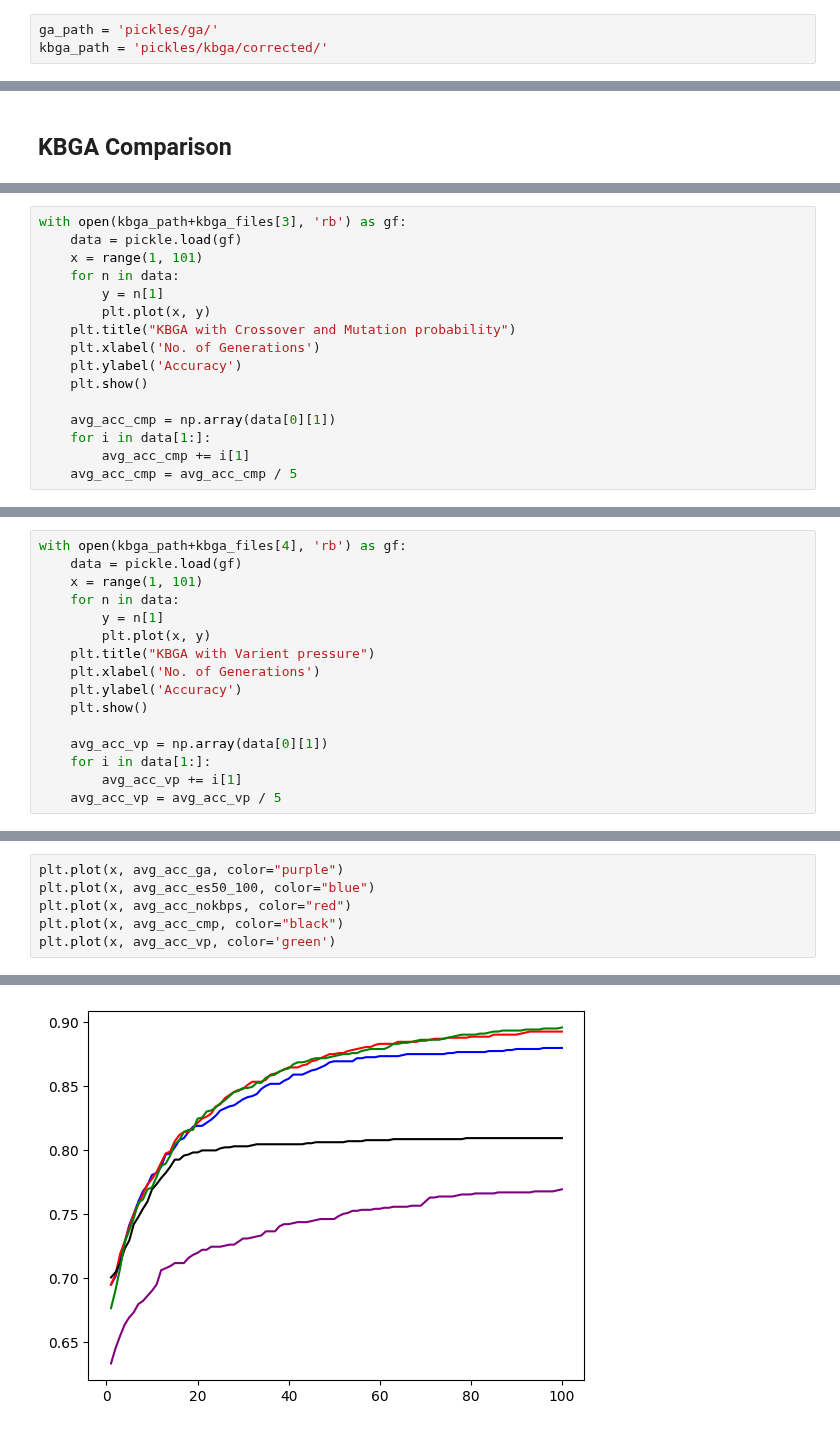
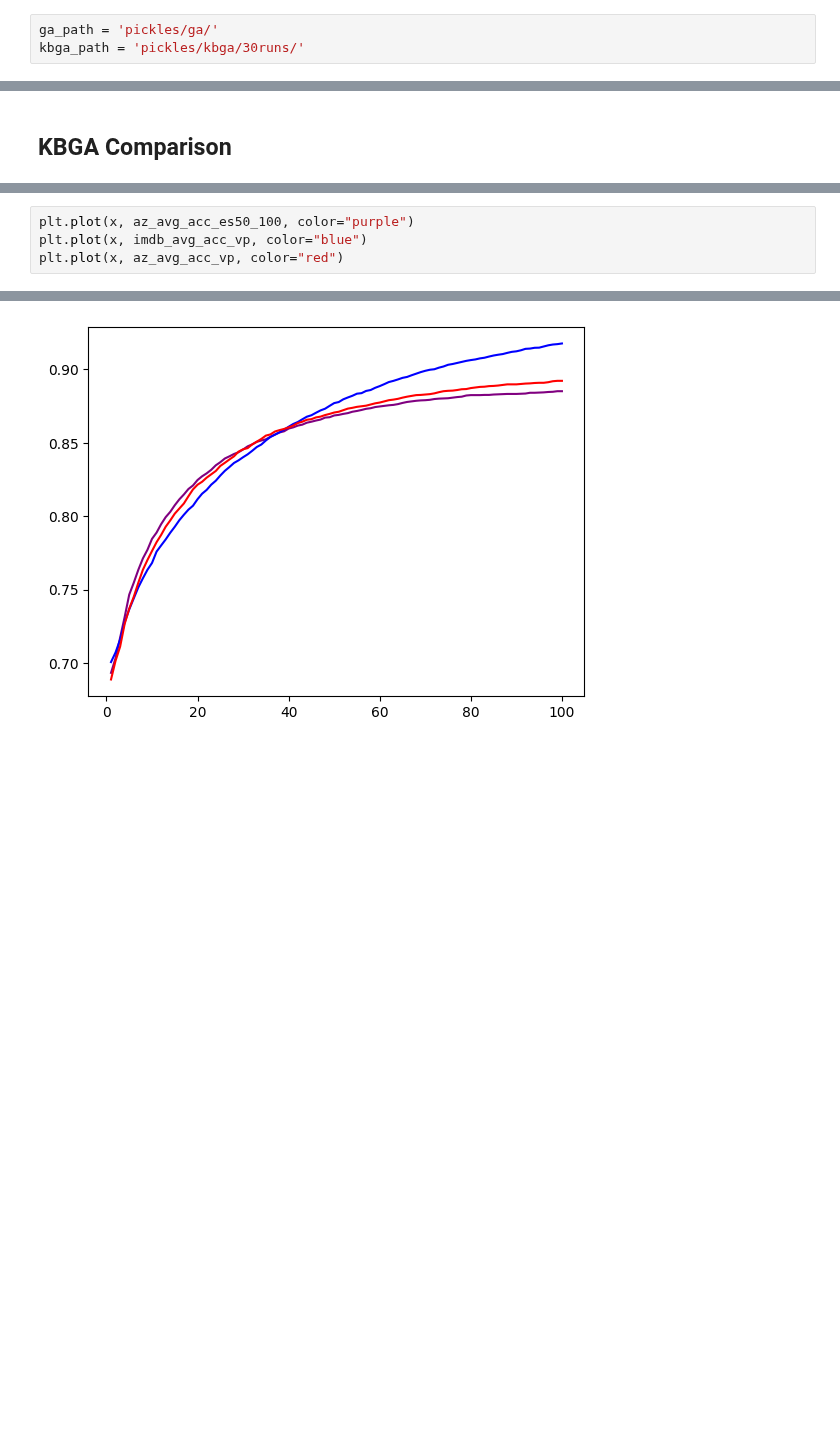
Before and after one commit to devasenan134/GA-SC, a Jupyter notebook: compare_avg_res.ipynb, the cells around one changed output, grey strips where cells are left out. Saved outputs shown, nothing was run; the diff lists cells and outputs as text; blank space fills up the shorter version.

```diff
--- a/compare_avg_res.ipynb
+++ b/compare_avg_res.ipynb
@@ -6,7 +6,7 @@ import pandas as pd
 import pickle
 # %%
 ga_path = 'pickles/ga/'
-kbga_path = 'pickles/kbga/corrected/'
+kbga_path = 'pickles/kbga/30runs/'
 # %%
 ga_files = ['n_run_az_100fc_ts.pkl',
             "n_run_az_ga_100fc_copt_avg.pkl"]
@@ -119,16 +138,0 @@ with open(kbga_path+kbga_files[2], 'rb') as gf:
-# %%
-with open(kbga_path+kbga_files[3], 'rb') as gf:
-    data = pickle.load(gf)
-    x = range(1, 101)
-    for n in data:
-        y = n[1]
-        plt.plot(x, y)
-    plt.title("KBGA with Crossover and Mutation probability")
-    plt.xlabel('No. of Generations')
-    plt.ylabel('Accuracy')
-    plt.show()
-
-    avg_acc_cmp = np.array(data[0][1])
-    for i in data[1:]:
-        avg_acc_cmp += i[1]
-    avg_acc_cmp = avg_acc_cmp / 5
@@ -137,16 +138,0 @@ with open(kbga_path+kbga_files[3], 'rb') as gf:
-# %%
-with open(kbga_path+kbga_files[4], 'rb') as gf:
-    data = pickle.load(gf)
-    x = range(1, 101)
-    for n in data:
-        y = n[1]
-        plt.plot(x, y)
-    plt.title("KBGA with Varient pressure")
-    plt.xlabel('No. of Generations')
-    plt.ylabel('Accuracy')
-    plt.show()
-
-    avg_acc_vp = np.array(data[0][1])
-    for i in data[1:]:
-        avg_acc_vp += i[1]
-    avg_acc_vp = avg_acc_vp / 5
@@ -155,11 +139,9 @@ with open(kbga_path+kbga_files[4], 'rb') as gf:
 # %%
-plt.plot(x, avg_acc_ga, color="purple")
-plt.plot(x, avg_acc_es50_100, color="blue")
-plt.plot(x, avg_acc_nokbps, color="red")
-plt.plot(x, avg_acc_cmp, color="black")
-plt.plot(x, avg_acc_vp, color='green')
+plt.plot(x, az_avg_acc_es50_100, color="purple")
+plt.plot(x, imdb_avg_acc_vp, color="blue")
+plt.plot(x, az_avg_acc_vp, color="red")
 # %% [output]
 [<matplotlib.lines.Line2D at 0x...>]
-[figure, old version]
+[figure, new version]
 # %% [markdown]
 ![image.png](attachment:image.png)
```
Also changed, not shown: parts of 8 cells of this notebook, 4 other files.
